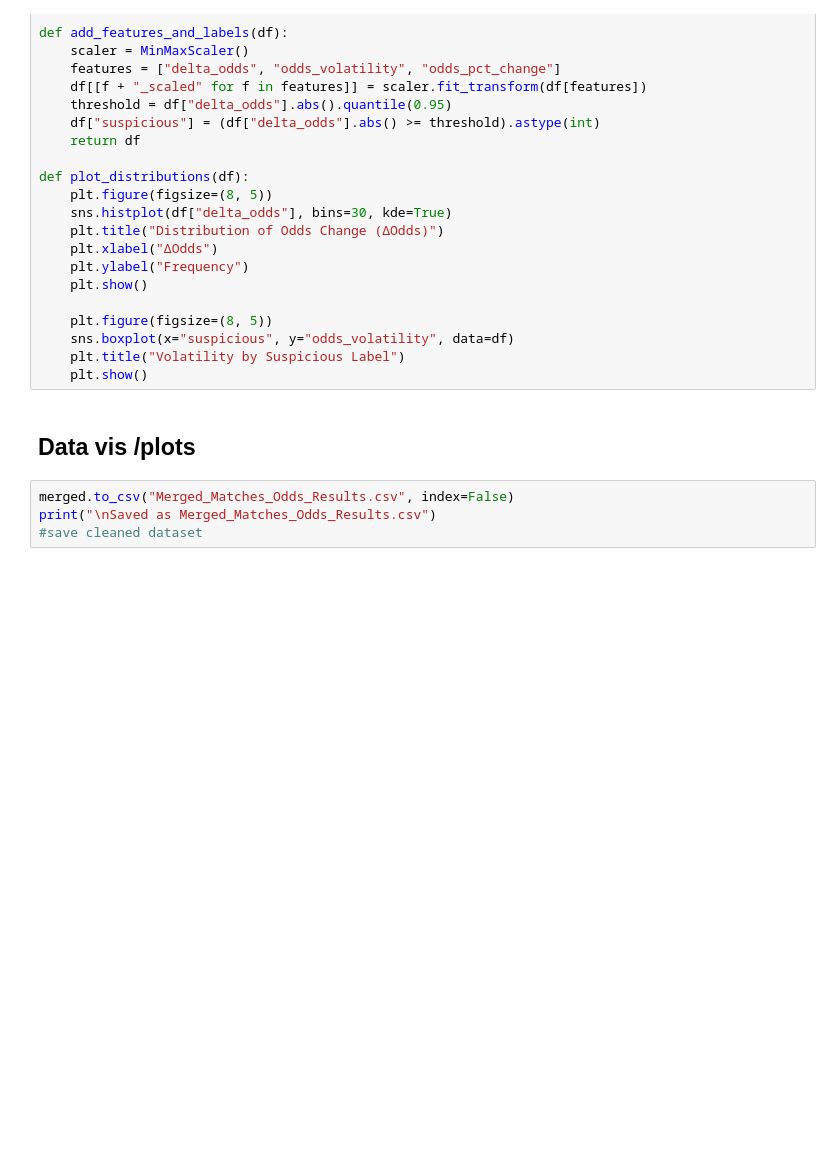
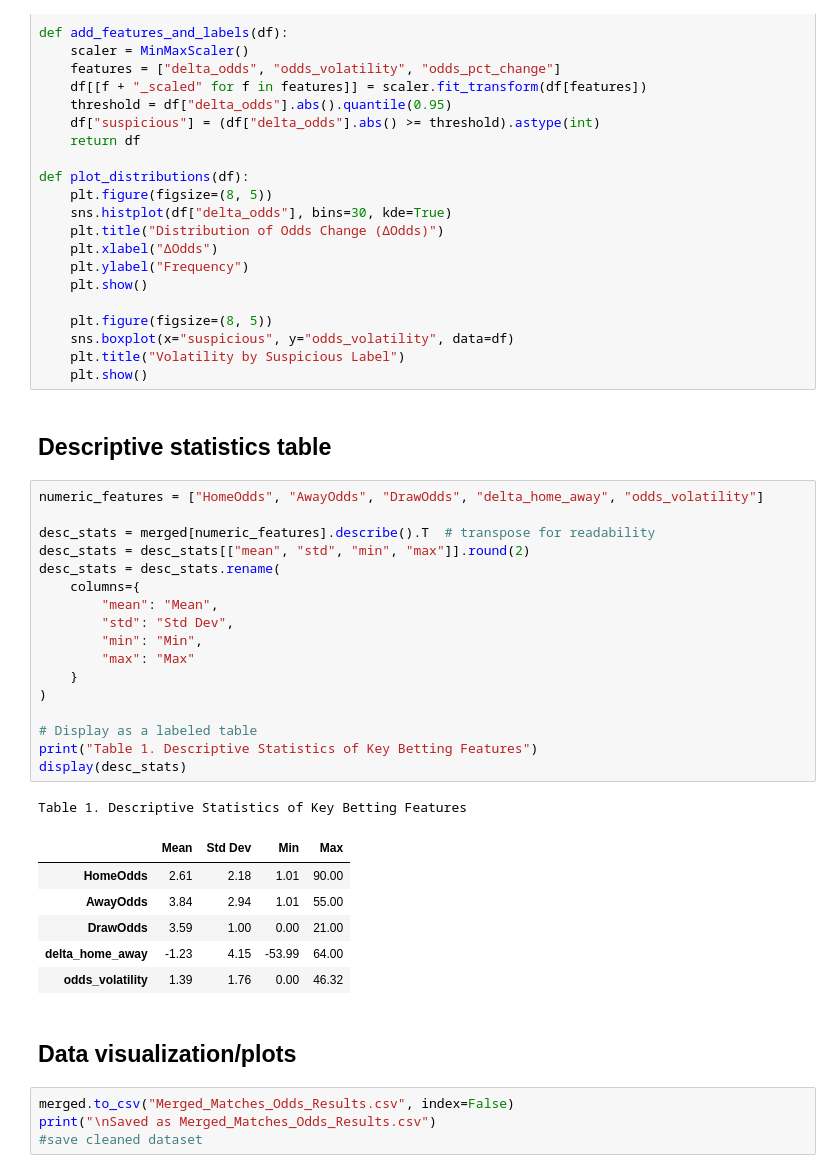
Before and after one commit to emilygzh/Sports-Betting-Fraud-Detection, a Jupyter notebook: Sports_Betting_Fraud_Detection.ipynb, the cells around one changed output. Cells and saved outputs as stored; diff of their text form; blank space fills up the shorter version.

Commit message:
added descriptive statistics table

```diff
--- a/Sports_Betting_Fraud_Detection.ipynb
+++ b/Sports_Betting_Fraud_Detection.ipynb
@@ -164,8 +163,35 @@ def plot_distributions(df):
     sns.boxplot(x="suspicious", y="odds_volatility", data=df)
     plt.title("Volatility by Suspicious Label")
     plt.show()
+# %% [markdown]
+## Descriptive statistics table
+# %%
+numeric_features = ["HomeOdds", "AwayOdds", "DrawOdds", "delta_home_away", "odds_volatility"]
+
+desc_stats = merged[numeric_features].describe().T  # transpose for readability
+desc_stats = desc_stats[["mean", "std", "min", "max"]].round(2)
+desc_stats = desc_stats.rename(
+    columns={
+        "mean": "Mean",
+        "std": "Std Dev",
+        "min": "Min",
+        "max": "Max"
+    }
+)
+
+# Display as a labeled table
+print("Table 1. Descriptive Statistics of Key Betting Features")
+display(desc_stats)
+# %% [output]
+Table 1. Descriptive Statistics of Key Betting Features
+|  | Mean | Std Dev | Min | Max |
+| HomeOdds | 2.61 | 2.18 | 1.01 | 90.00 |
+| AwayOdds | 3.84 | 2.94 | 1.01 | 55.00 |
+| DrawOdds | 3.59 | 1.00 | 0.00 | 21.00 |
+| delta_home_away | -1.23 | 4.15 | -53.99 | 64.00 |
+| odds_volatility | 1.39 | 1.76 | 0.00 | 46.32 |
 # %% [markdown]
-## Data vis /plots
+## Data visualization/plots
 # %%
 merged.to_csv("Merged_Matches_Odds_Results.csv", index=False)
 print("\nSaved as Merged_Matches_Odds_Results.csv")
```
Also changed, not shown: parts of 1 cell of this notebook.
